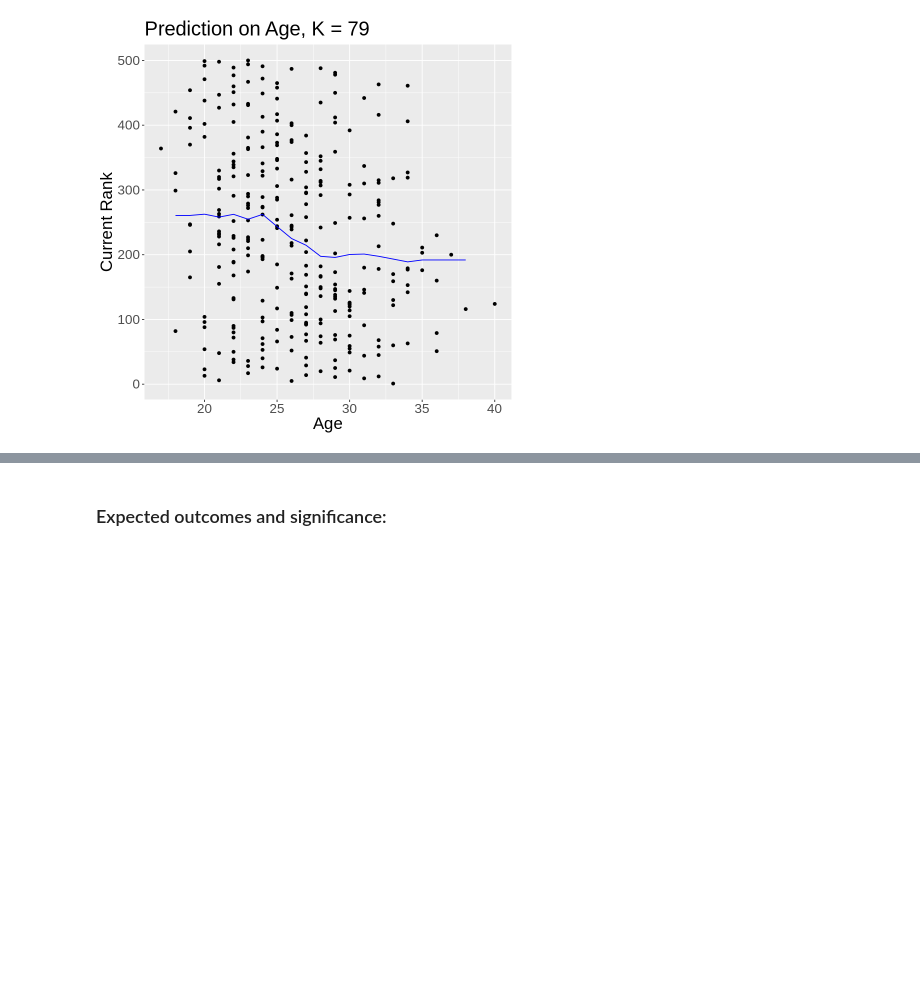
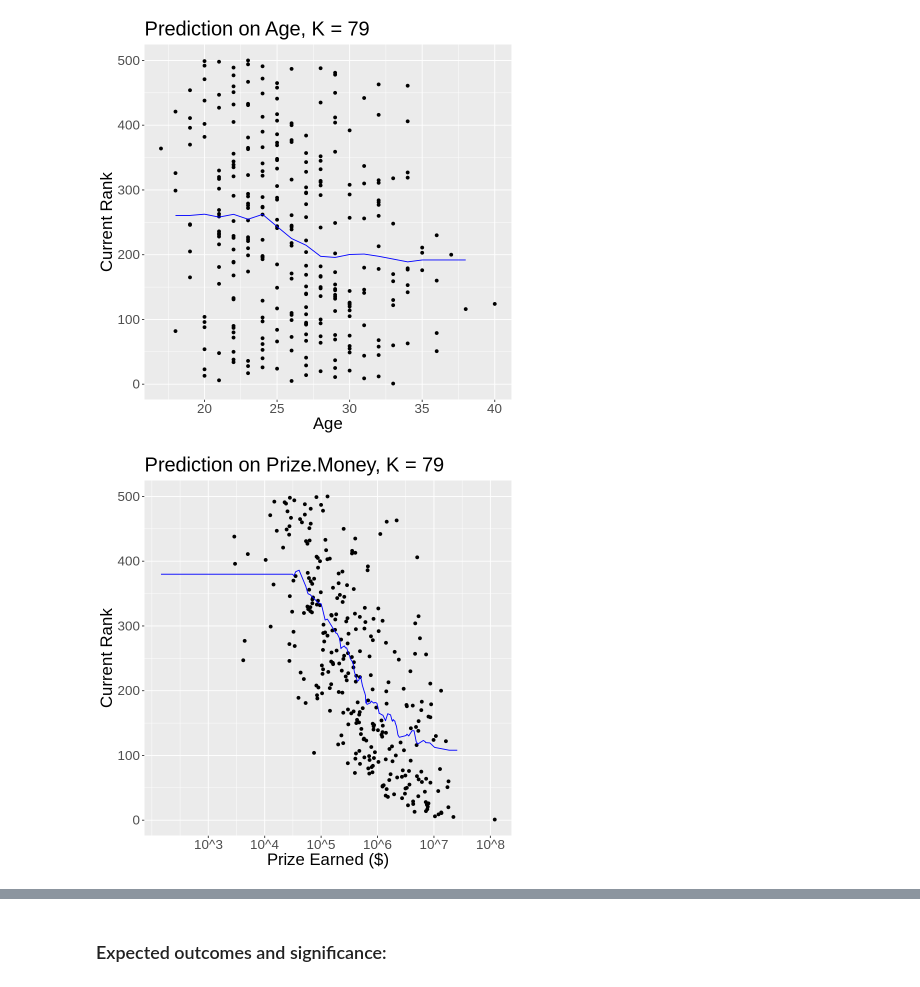
Before and after one commit to tarauboviccc/DSCI100_105_group_project, a Jupyter notebook: final_report.ipynb, the cells around one changed output, grey strips where cells are left out. Drawn from its saved outputs; the diff is of its cells as text; code cells hidden in the pictures; blank space fills up the shorter version.

Commit message:
add prize plot

```diff
--- a/final_report.ipynb
+++ b/final_report.ipynb
@@ -827,3 +827,23 @@ age_plot <- ggplot(tennis_train, aes(x = Age, y = Current.Rank)) +
 age_plot
 # %% [output]
 [figure]
+# %%
+#plot for prize money
+tennis_prize_preds <- prize_fit |>
+            predict(tennis_test) |>
+            bind_cols(tennis_test)
+
+prize_plot <- ggplot(tennis_train, aes(x = Prize.Money, y = Current.Rank)) +
+  geom_point(alpha = 1) +
+  geom_line(data = tennis_prize_preds,
+            mapping = aes(x = Prize.Money, y = .pred),
+            color = "blue") +
+  xlab("Prize Earned ($)") +
+  ylab("Current Rank") +
+  scale_y_continuous() +
+  ggtitle(paste0("Prediction on Prize.Money, K = 79")) +
+  theme(text = element_text(size = 20)) +
+  scale_x_log10(labels = function(x) sprintf("10^%d", log10(x)), breaks = c(1e3, 1e4, 1e5, 1e6, 1e7, 1e8))
+prize_plot
+# %% [output]
+[figure, added]
```
Also changed, not shown: parts of 2 cells of this notebook.
